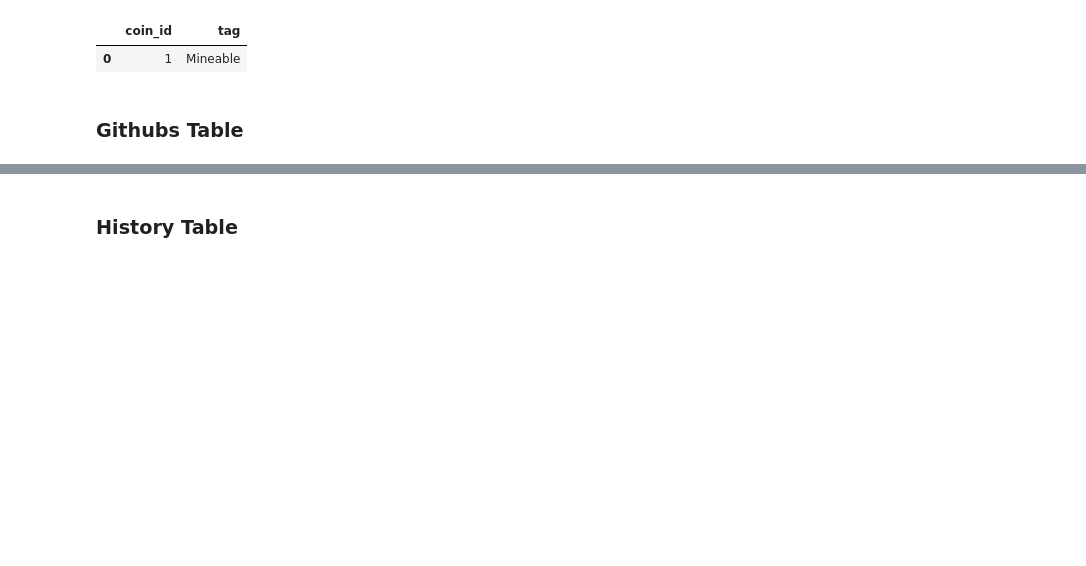
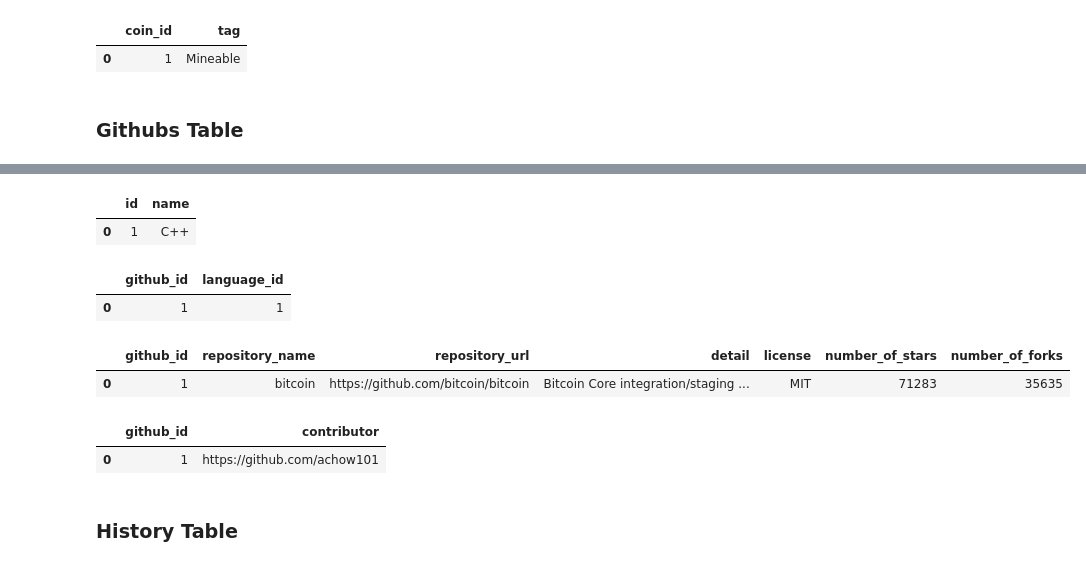
Before and after one commit to qdsb/coinmarketcap, a Jupyter notebook: database/main.ipynb, the cells around one changed output, grey strips where cells are left out. Cells and saved outputs as stored; diff of their text form; code cells hidden in the pictures; blank space fills up the shorter version.

```diff
--- a/database/main.ipynb
+++ b/database/main.ipynb
@@ -110,8 +209,15 @@ histories_df.to_csv("datasets/histories", index=False)
 # %%
 coins = pd.read_csv("./datasets/coins")
 tags = pd.read_csv("./datasets/tags")
-histories = pd.read_csv("./datasets/histories", parse_dates=["time_open", "time_close", "time_high", "time_low", "timestamp"])
+histories = pd.read_csv(
+    "./datasets/histories",
+    parse_dates=["time_open", "time_close", "time_high", "time_low", "timestamp"],
+)
 githubs = pd.read_csv("./datasets/githubs")
+repositories = pd.read_csv("./datasets/repositories")
+contributors = pd.read_csv("./datasets/contributors")
+languages = pd.read_csv("./datasets/languages")
+github_language = pd.read_csv("./datasets/github-language")
 # %%
 coins.columns
 # %% [output]
@@ -225,0 +354,5 @@ class Github(Base):
+# %%
+languages.head(1)
+# %% [output]
+|  | id | name |
+| 0 | 1 | C++ |
@@ -225,0 +370,5 @@ class Github(Base):
+# %%
+github_language.head(1)
+# %% [output]
+|  | github_id | language_id |
+| 0 | 1 | 1 |
@@ -225,0 +388,5 @@ class Github(Base):
+# %%
+repositories.head(1)
+# %% [output]
+|  | github_id | repository_name | repository_url | detail | license | number_of_stars | number_of_forks |
+| 0 | 1 | bitcoin | https://github.com/bitcoin/bitcoin | Bitcoin Core integration/staging ... | MIT | 71283 | 35635 |
@@ -225,0 +410,5 @@ class Github(Base):
+# %%
+contributors.head(1)
+# %% [output]
+|  | github_id | contributor |
+| 0 | 1 | https://github.com/achow101 |
```
Also changed, not shown: parts of 38 cells of this notebook, 5 other files.
